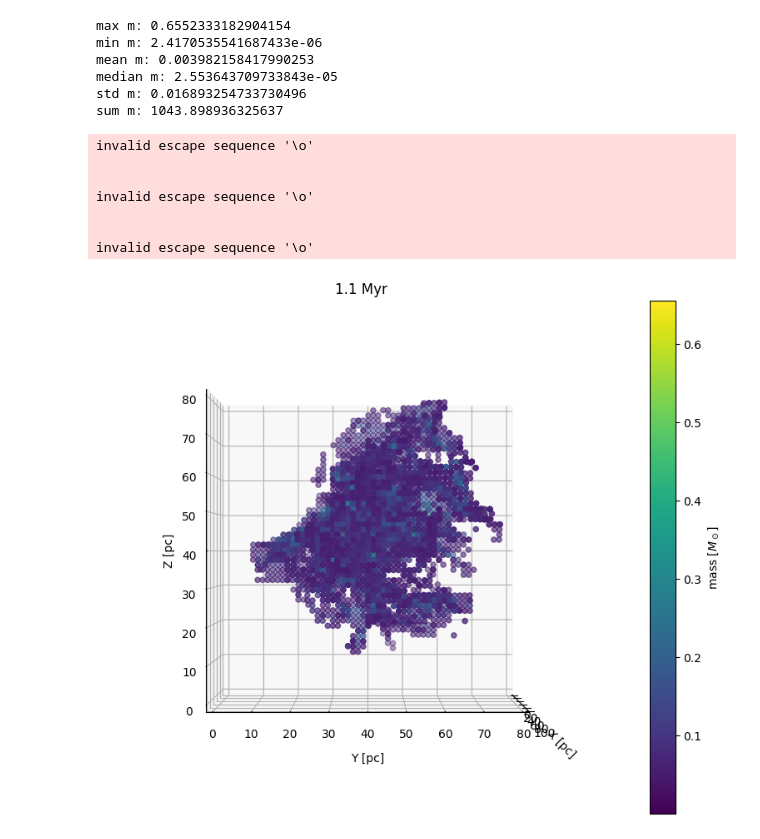
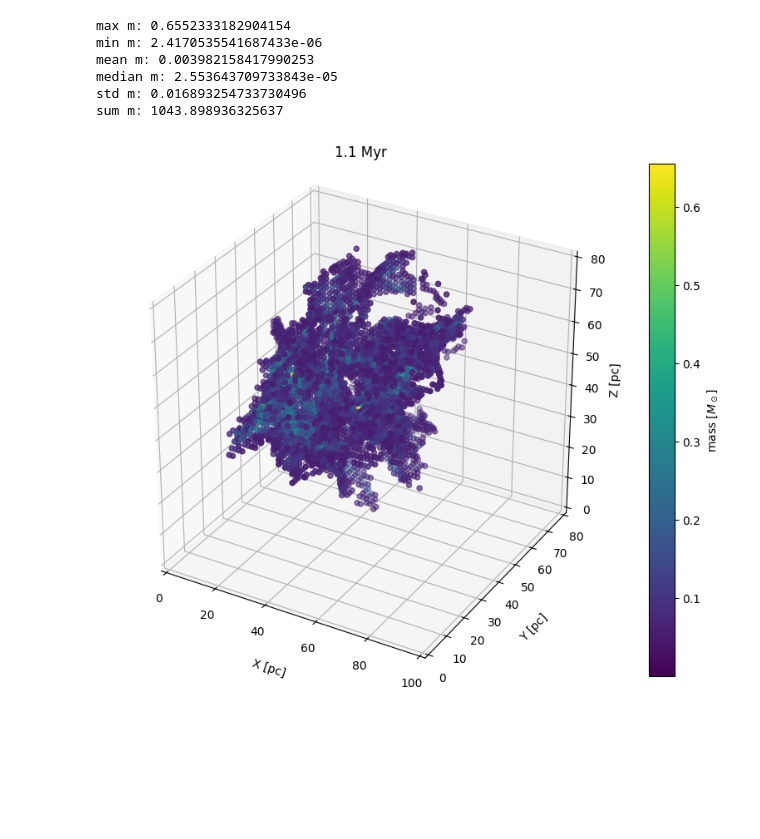
Before and after one commit to kotora260/StarGen, a Jupyter notebook: analysis_mass_ppp/dendro3D_1000.ipynb, the cells around one changed output. Cells and saved outputs as stored; diff of their text form; code cells hidden in the pictures; blank space fills up the shorter version.

```diff
--- a/analysis_mass_ppp/dendro3D_1000.ipynb
+++ b/analysis_mass_ppp/dendro3D_1000.ipynb
@@ -64,43 +68,34 @@ fig = plt.figure(figsize=(10,8))
 ax = fig.add_subplot(111, projection='3d')
 ax.set_box_aspect((1,1,1))
 
 x_coords = np.repeat(np.arange(shape[0]), shape[1]*shape[2]) * hx
 y_coords = np.tile(np.repeat(np.arange(shape[1]), shape[2]), shape[0]) * hy
 z_coords = np.tile(np.arange(shape[2]), shape[0]*shape[1]) * hz
 
 threshold = 0.05
 mask= gas_mass > threshold
 
 x_filtered = x_coords[mask]
 y_filtered = y_coords[mask]
 z_filtered = z_coords[mask]
 gas_mass_filtered = gas_mass[mask]
 
 scatter = ax.scatter(x_filtered, z_filtered, y_filtered, c=gas_mass_filtered, cmap=colormap, norm=norm)
 
 cbar = plt.colorbar(scatter, ax=ax, orientation='vertical')
 cbar.set_label('mass [$M_\odot$]')
 
 ax.set_xlim3d(0, 100)
 ax.set_ylim3d(0, 80)
 ax.set_zlim3d(0, 80)
 
-ax.view_init(0, 0)
-
 plt.title("1.1 Myr")
 
 X = ax.set_xlabel('X [pc]', labelpad=10)
 Y = ax.set_ylabel('Y [pc]', labelpad=10)
 Z = ax.set_zlabel('Z [pc]', labelpad=4)
 # %% [output]
-invalid escape sequence '\o'
-
-
-invalid escape sequence '\o'
-
-
-invalid escape sequence '\o'
-[figure, old version]
+[figure, new version]
 # %%
 # compute dendrogram
 
```
Also changed, not shown: parts of 3 cells of this notebook, 2 other files.
